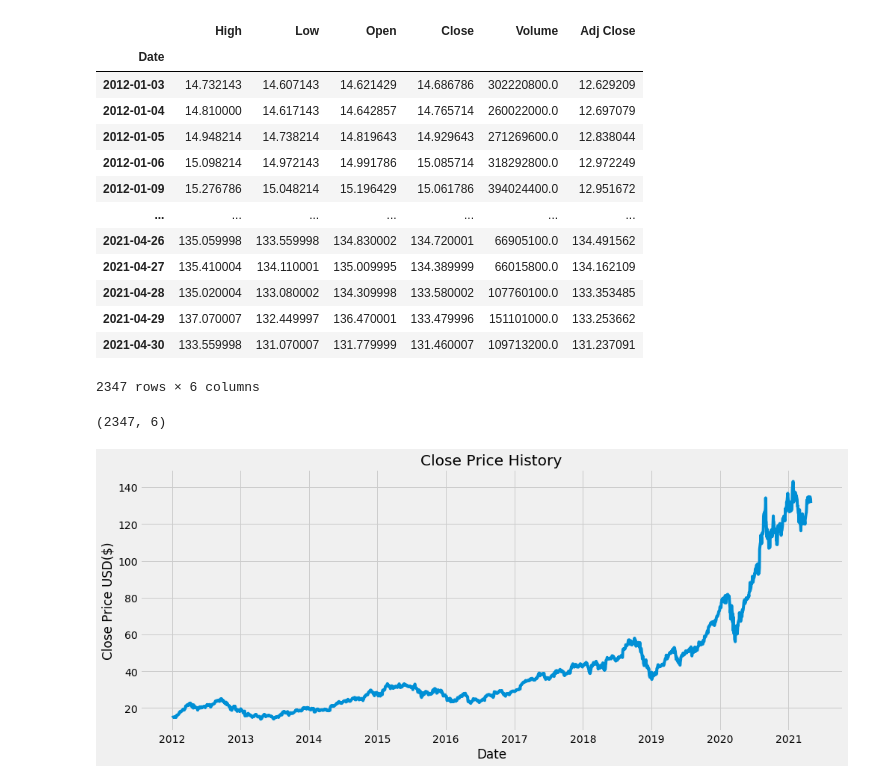
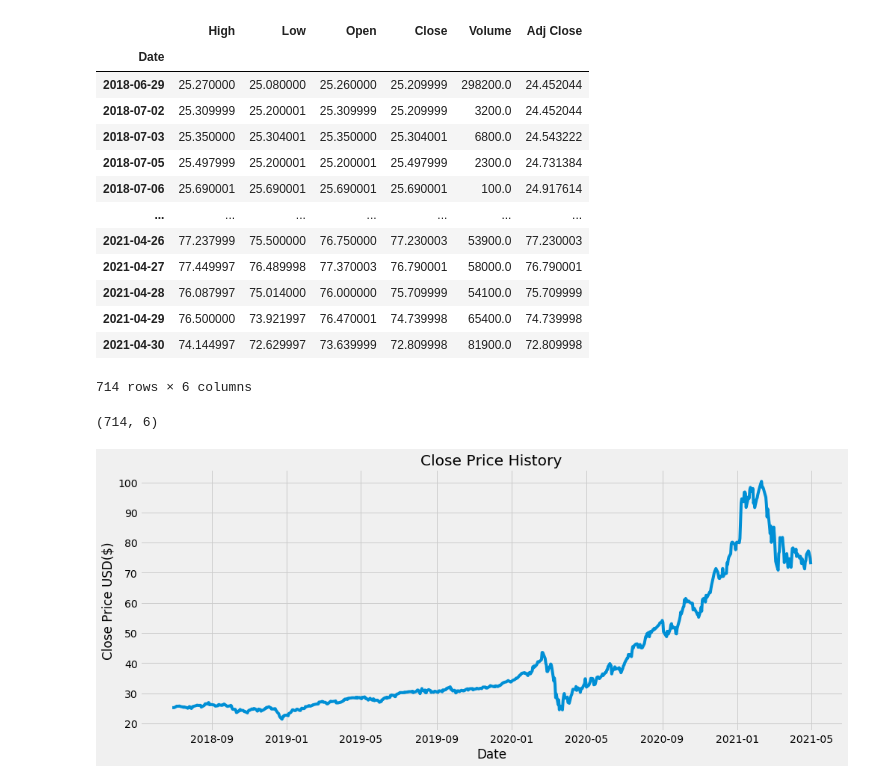
Before and after one commit to RaihanHeggi/Random-Coding-With-Python, a Jupyter notebook: Stock Prediction/stockPrediction.ipynb, the cells around one changed output. Drawn from its saved outputs; the diff is of its cells as text; code cells hidden in the pictures.

```diff
--- a/Stock Prediction/stockPrediction.ipynb
+++ b/Stock Prediction/stockPrediction.ipynb
@@ -10,27 +10,27 @@ import matplotlib.pyplot as plt
 import seaborn as sn
 plt.style.use('fivethirtyeight')
 # %%
-df = web.DataReader('AAPL',data_source='yahoo',start='2012-01-01',end='2021-05-01')
+df = web.DataReader('ACES',data_source='yahoo',start='2012-01-01',end='2021-05-01')
 df
 # %% [output]
 |  | High | Low | Open | Close | Volume | Adj Close |
 | Date |  |  |  |  |  |  |
-| 2012-01-03 | 14.732143 | 14.607143 | 14.621429 | 14.686786 | 302220800.0 | 12.629209 |
-| 2012-01-04 | 14.810000 | 14.617143 | 14.642857 | 14.765714 | 260022000.0 | 12.697079 |
-| 2012-01-05 | 14.948214 | 14.738214 | 14.819643 | 14.929643 | 271269600.0 | 12.838044 |
-| 2012-01-06 | 15.098214 | 14.972143 | 14.991786 | 15.085714 | 318292800.0 | 12.972249 |
-| 2012-01-09 | 15.276786 | 15.048214 | 15.196429 | 15.061786 | 394024400.0 | 12.951672 |
+| 2018-06-29 | 25.270000 | 25.080000 | 25.260000 | 25.209999 | 298200.0 | 24.452044 |
+| 2018-07-02 | 25.309999 | 25.200001 | 25.309999 | 25.209999 | 3200.0 | 24.452044 |
+| 2018-07-03 | 25.350000 | 25.304001 | 25.350000 | 25.304001 | 6800.0 | 24.543222 |
+| 2018-07-05 | 25.497999 | 25.200001 | 25.200001 | 25.497999 | 2300.0 | 24.731384 |
+| 2018-07-06 | 25.690001 | 25.690001 | 25.690001 | 25.690001 | 100.0 | 24.917614 |
 | ... | ... | ... | ... | ... | ... | ... |
-| 2021-04-26 | 135.059998 | 133.559998 | 134.830002 | 134.720001 | 66905100.0 | 134.491562 |
-| 2021-04-27 | 135.410004 | 134.110001 | 135.009995 | 134.389999 | 66015800.0 | 134.162109 |
-| 2021-04-28 | 135.020004 | 133.080002 | 134.309998 | 133.580002 | 107760100.0 | 133.353485 |
-| 2021-04-29 | 137.070007 | 132.449997 | 136.470001 | 133.479996 | 151101000.0 | 133.253662 |
-| 2021-04-30 | 133.559998 | 131.070007 | 131.779999 | 131.460007 | 109713200.0 | 131.237091 |
+| 2021-04-26 | 77.237999 | 75.500000 | 76.750000 | 77.230003 | 53900.0 | 77.230003 |
+| 2021-04-27 | 77.449997 | 76.489998 | 77.370003 | 76.790001 | 58000.0 | 76.790001 |
+| 2021-04-28 | 76.087997 | 75.014000 | 76.000000 | 75.709999 | 54100.0 | 75.709999 |
+| 2021-04-29 | 76.500000 | 73.921997 | 76.470001 | 74.739998 | 65400.0 | 74.739998 |
+| 2021-04-30 | 74.144997 | 72.629997 | 73.639999 | 72.809998 | 81900.0 | 72.809998 |
-2347 rows × 6 columns
+714 rows × 6 columns
 # %%
 df.shape
 # %% [output]
-(2347, 6)
+(714, 6)
 # %%
 plt.figure(figsize=(15,6))
 plt.title("Close Price History")
@@ -39,7 +39,7 @@ plt.xlabel('Date')
 plt.ylabel("Close Price USD($)")
 plt.show()
 # %% [output]
-[figure, old version]
+[figure, new version]
 # %%
 close_data = df.filter(['Close'])
 dataset = close_data.values
```
Also changed, not shown: parts of 9 cells of this notebook.
